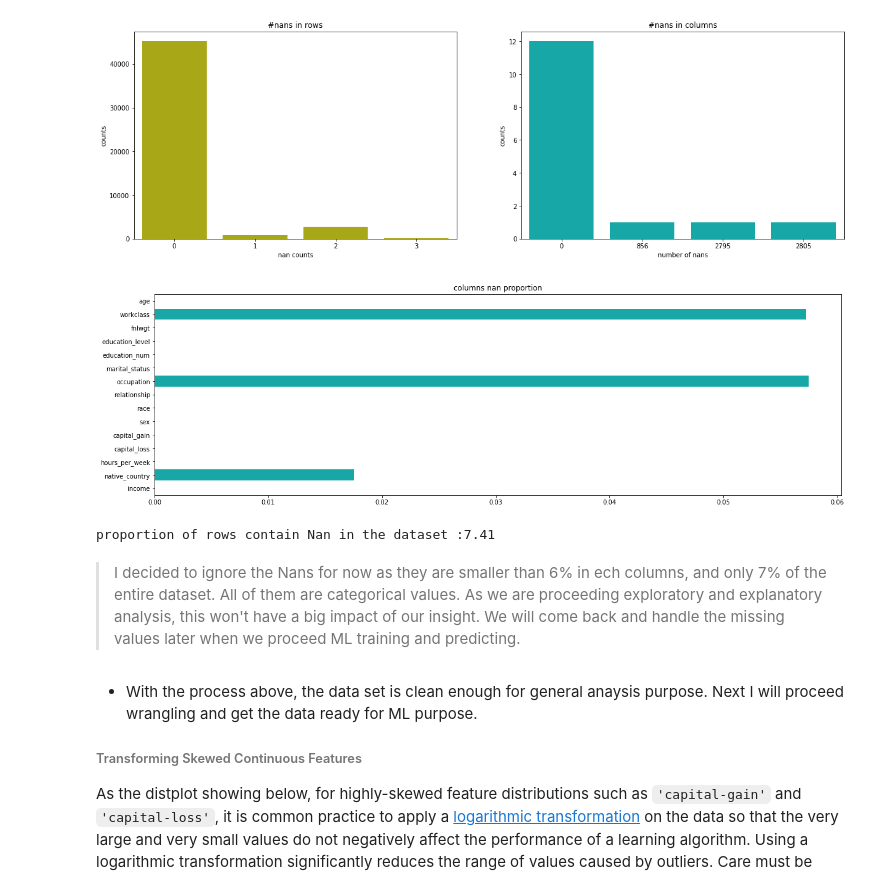
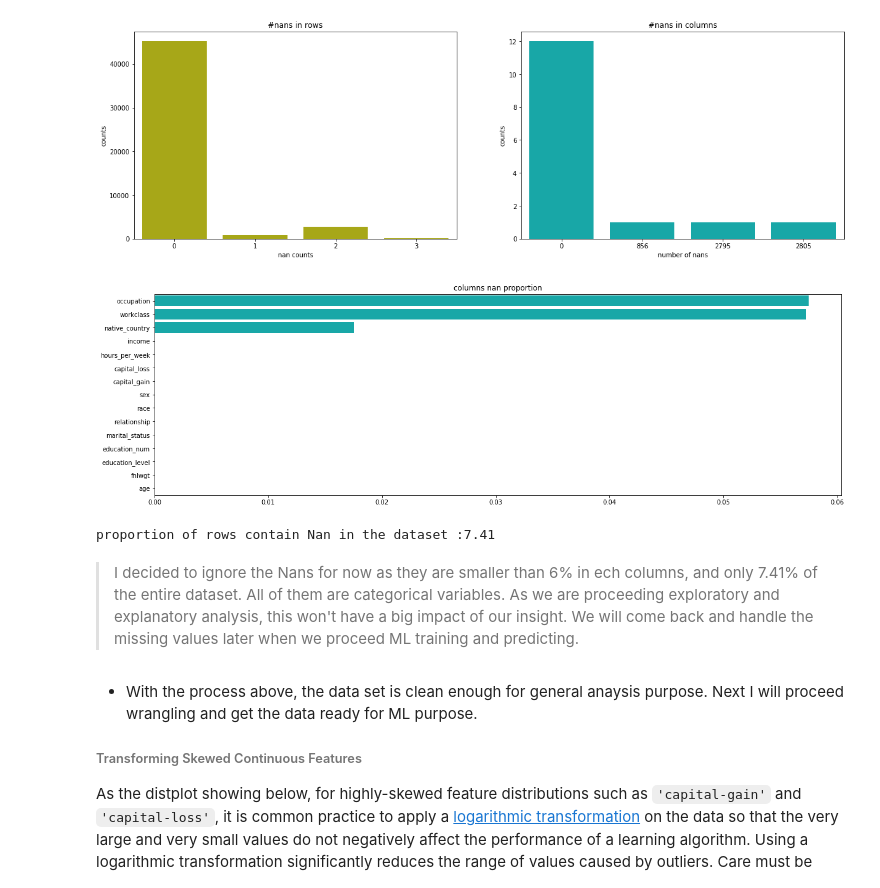
Before and after one commit to victorlifan/projects_review, a Jupyter notebook: Finding Donors for CharityML/Finding Donors for CharityML enhanced.ipynb, the cells around one changed output. Saved outputs shown, nothing was run; the diff lists cells and outputs as text; code cells hidden in the pictures.

```diff
--- a/Finding Donors for CharityML/Finding Donors for CharityML enhanced.ipynb
+++ b/Finding Donors for CharityML/Finding Donors for CharityML enhanced.ipynb
@@ -206,18 +218,17 @@ plt.ylabel('counts');
 # %% [output]
 [figure]
 # %%
-#plt.figure(figsize=(20,6))
-misspro=df.isna().mean()
+misspro=df.isna().mean().sort_values(ascending=False)
 sns.barplot(y=misspro.index,x=misspro.values,color='c')
 plt.title('columns nan proportion');
 # %% [output]
-[figure, old version]
+[figure, new version]
 # %%
 print('proportion of rows contain Nan in the dataset :{0:.2f}'.format(100*df.isna().any(axis=1).mean()))
 # %% [output]
 proportion of rows contain Nan in the dataset :7.41
 # %% [markdown]
-> I decided to ignore the Nans for now as they are smaller than 6% in ech columns, and only 7% of the entire dataset. All of them are categorical values. As we are proceeding exploratory and explanatory analysis, this won't have a big impact of our insight. We will come back and handle the missing values later when we proceed ML training and predicting.
+> I decided to ignore the Nans for now as they are smaller than 6% in ech columns, and only 7.41% of the entire dataset. All of them are categorical variables. As we are proceeding exploratory and explanatory analysis, this won't have a big impact of our insight. We will come back and handle the missing values later when we proceed ML training and predicting.
 # %%
 # drop fnlwgt
 df.drop(['fnlwgt'],axis=1,inplace=True)
```
Also changed, not shown: parts of 24 cells of this notebook.
